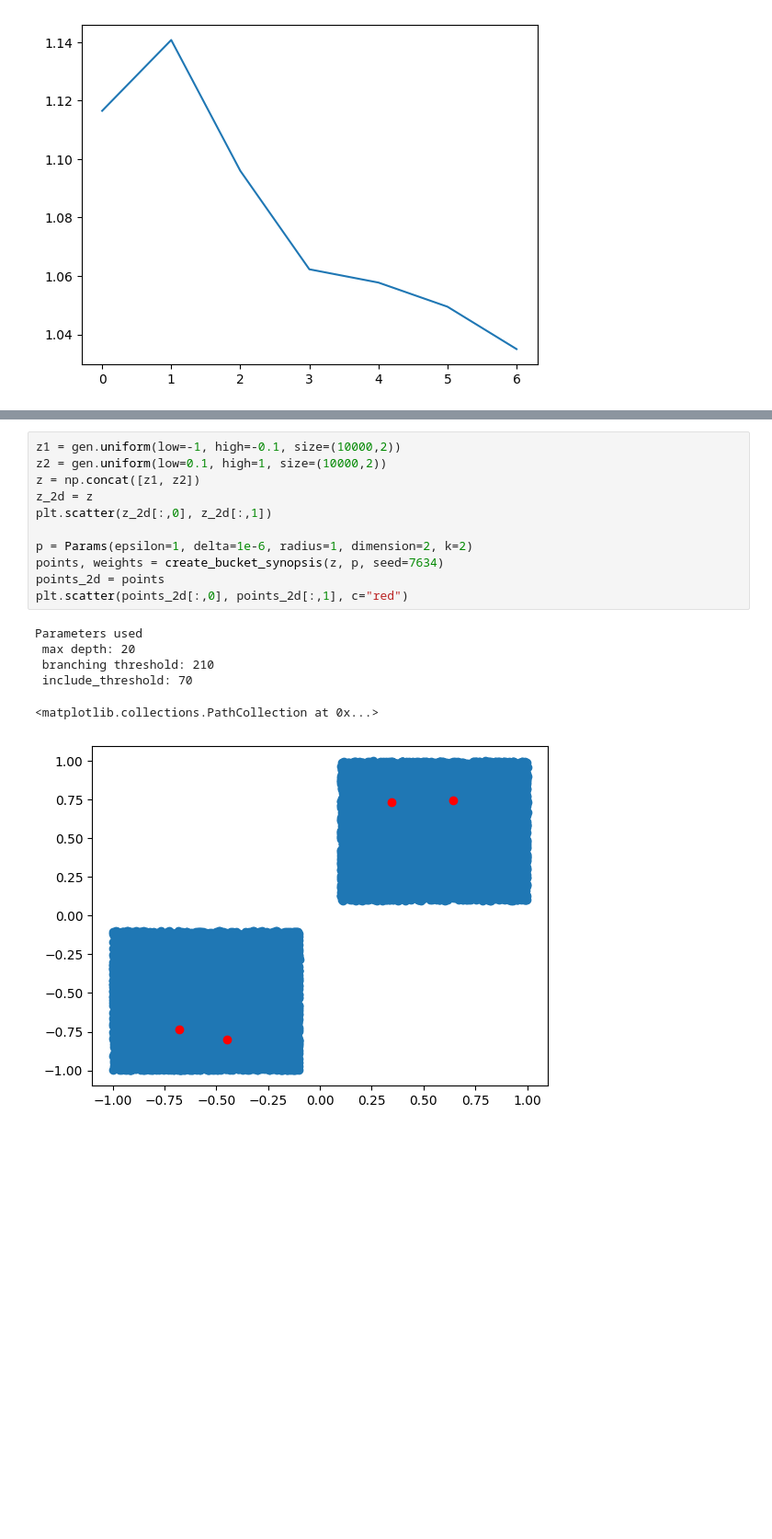
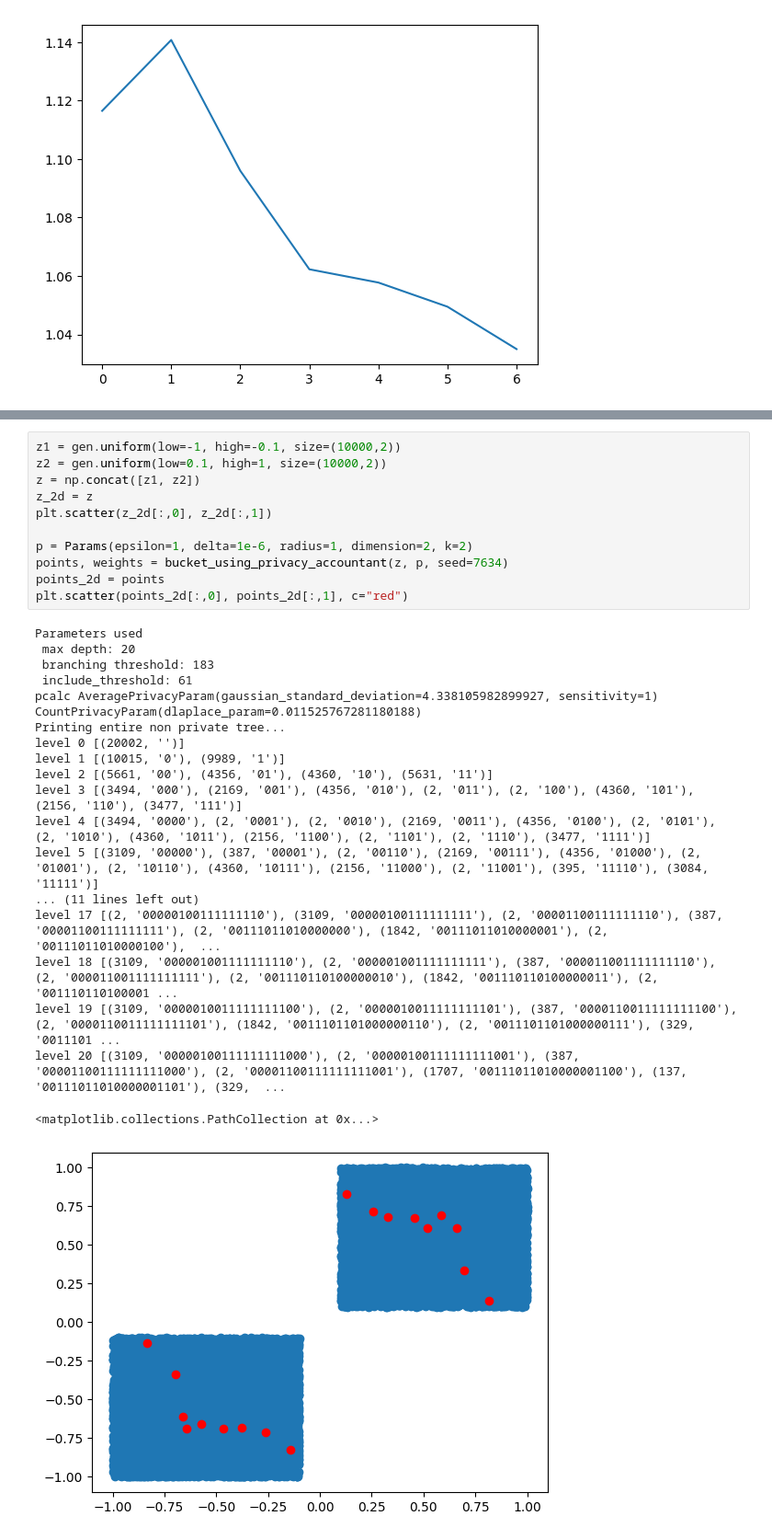
Before and after one commit to amy-ln/dpclustering, a Jupyter notebook: lsh-experiment.ipynb, the cells around one changed output, grey strips where cells are left out. Shown at 92% size. Drawn from its saved outputs; the diff is of its cells as text; blank space fills up the shorter version.

```diff
--- a/lsh-experiment.ipynb
+++ b/lsh-experiment.ipynb
@@ -356,18 +441,31 @@ Parameters used
 # %%
 z1 = gen.uniform(low=-1, high=-0.1, size=(10000,2))
 z2 = gen.uniform(low=0.1, high=1, size=(10000,2))
 z = np.concat([z1, z2])
 z_2d = z
 plt.scatter(z_2d[:,0], z_2d[:,1])
 
 p = Params(epsilon=1, delta=1e-6, radius=1, dimension=2, k=2)
-points, weights = create_bucket_synopsis(z, p, seed=7634)
+points, weights = bucket_using_privacy_accountant(z, p, seed=7634)
 points_2d = points
 plt.scatter(points_2d[:,0], points_2d[:,1], c="red")
 # %% [output]
 Parameters used
  max depth: 20
- branching threshold: 210
- include_threshold: 70
+ branching threshold: 183
+ include_threshold: 61
+pcalc AveragePrivacyParam(gaussian_standard_deviation=4.338105982899927, sensitivity=1) CountPrivacyParam(dlaplace_param=0.011525767281180188)
+Printing entire non private tree...
+level 0 [(20002, '')]
+level 1 [(10015, '0'), (9989, '1')]
+level 2 [(5661, '00'), (4356, '01'), (4360, '10'), (5631, '11')]
+level 3 [(3494, '000'), (2169, '001'), (4356, '010'), (2, '011'), (2, '100'), (4360, '101'), (2156, '110'), (3477, '111')]
+level 4 [(3494, '0000'), (2, '0001'), (2, '0010'), (2169, '0011'), (4356, '0100'), (2, '0101'), (2, '1010'), (4360, '1011'), (2156, '1100'), (2, '1101'), (2, '1110'), (3477, '1111')]
+level 5 [(3109, '00000'), (387, '00001'), (2, '00110'), (2169, '00111'), (4356, '01000'), (2, '01001'), (2, '10110'), (4360, '10111'), (2156, '11000'), (2, '11001'), (395, '11110'), (3084, '11111')]
+... (11 lines left out)
+level 17 [(2, '00000100111111110'), (3109, '00000100111111111'), (2, '00001100111111110'), (387, '00001100111111111'), (2, '00111011010000000'), (1842, '00111011010000001'), (2, '00111011010000100'),  ...
+level 18 [(3109, '000001001111111110'), (2, '000001001111111111'), (387, '000011001111111110'), (2, '000011001111111111'), (2, '001110110100000010'), (1842, '001110110100000011'), (2, '001110110100001 ...
+level 19 [(3109, '0000010011111111100'), (2, '0000010011111111101'), (387, '0000110011111111100'), (2, '0000110011111111101'), (1842, '0011101101000000110'), (2, '0011101101000000111'), (329, '0011101 ...
+level 20 [(3109, '00000100111111111000'), (2, '00000100111111111001'), (387, '00001100111111111000'), (2, '00001100111111111001'), (1707, '00111011010000001100'), (137, '00111011010000001101'), (329,  ...
 <matplotlib.collections.PathCollection at 0x...>
-[figure, old version]
+[figure, new version]
```
Also changed, not shown: parts of 10 cells of this notebook, 1 other file.
